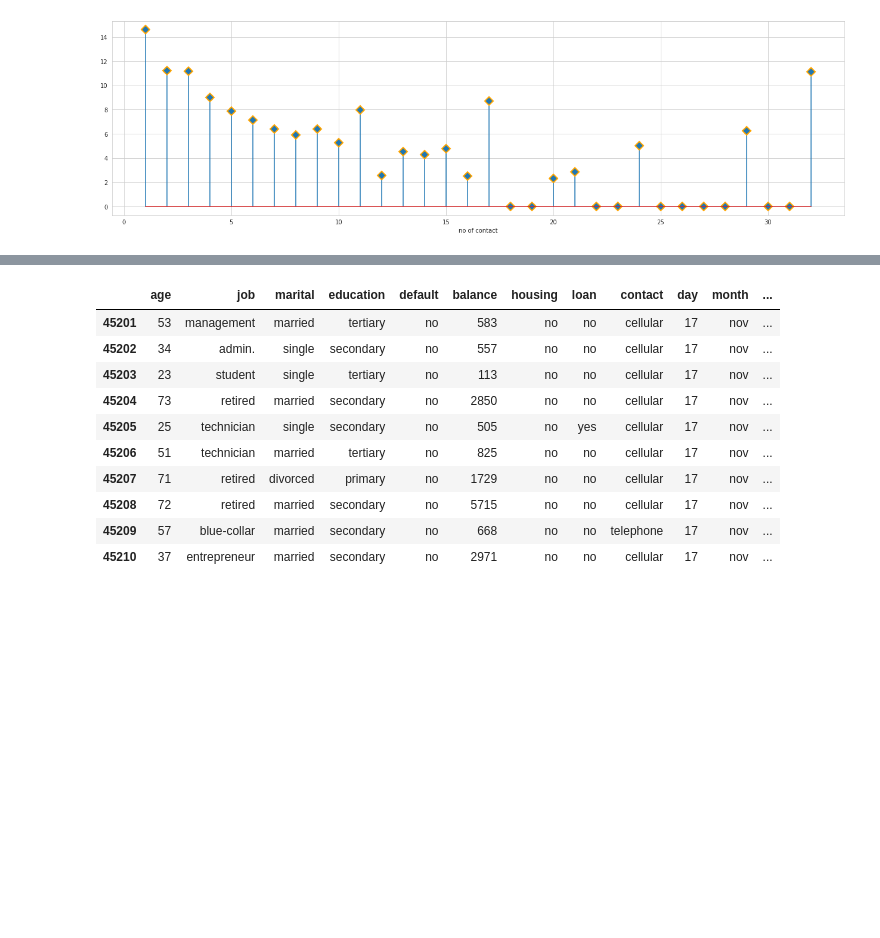
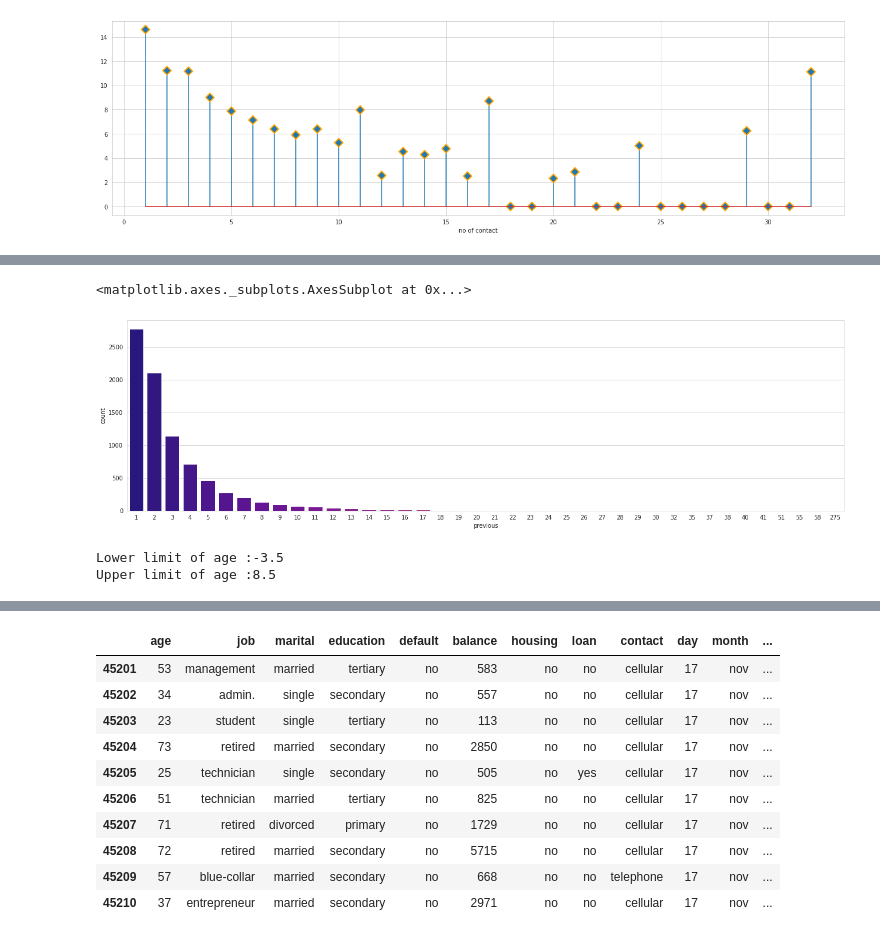
Before and after one commit to yaman9675/Bank-Marketing-Effectiveness-Prediction, a Jupyter notebook: Yaman_Bank_Marketing_Effectiveness_Prediction_Capstone_Project.ipynb, the cells around one changed output, grey strips where cells are left out. Saved outputs shown, nothing was run; the diff lists cells and outputs as text; code cells hidden in the pictures; blank space fills up the shorter version.

```diff
--- a/Yaman_Bank_Marketing_Effectiveness_Prediction_Capstone_Project.ipynb
+++ b/Yaman_Bank_Marketing_Effectiveness_Prediction_Capstone_Project.ipynb
@@ -1072,0 +1133,20 @@ plt.show()
+# %%
+plt.figure(figsize=(22,6))
+sns.countplot(bank_not_0['previous'], palette="plasma")
+# %% [output]
+<matplotlib.axes._subplots.AxesSubplot at 0x...>
+[figure, added]
+# %%
+prev_q1 = bank_not_0['previous'].quantile(0.25)
+prev_q3 = bank_not_0['previous'].quantile(0.75)
+prev_iqr = prev_q3 - prev_q1
+prev_ll  = prev_q1 - 1.5*prev_iqr
+prev_ul  = prev_q3 + 1.5*prev_iqr
+# print(prev_q1)
+# print(prev_q3)
+# print(prev_iqr)
+print(f'Lower limit of age :{prev_ll}')
+print(f'Upper limit of age :{prev_ul}')
+# %% [output]
+Lower limit of age :-3.5
+Upper limit of age :8.5
```
Also changed, not shown: parts of 38 cells of this notebook.
